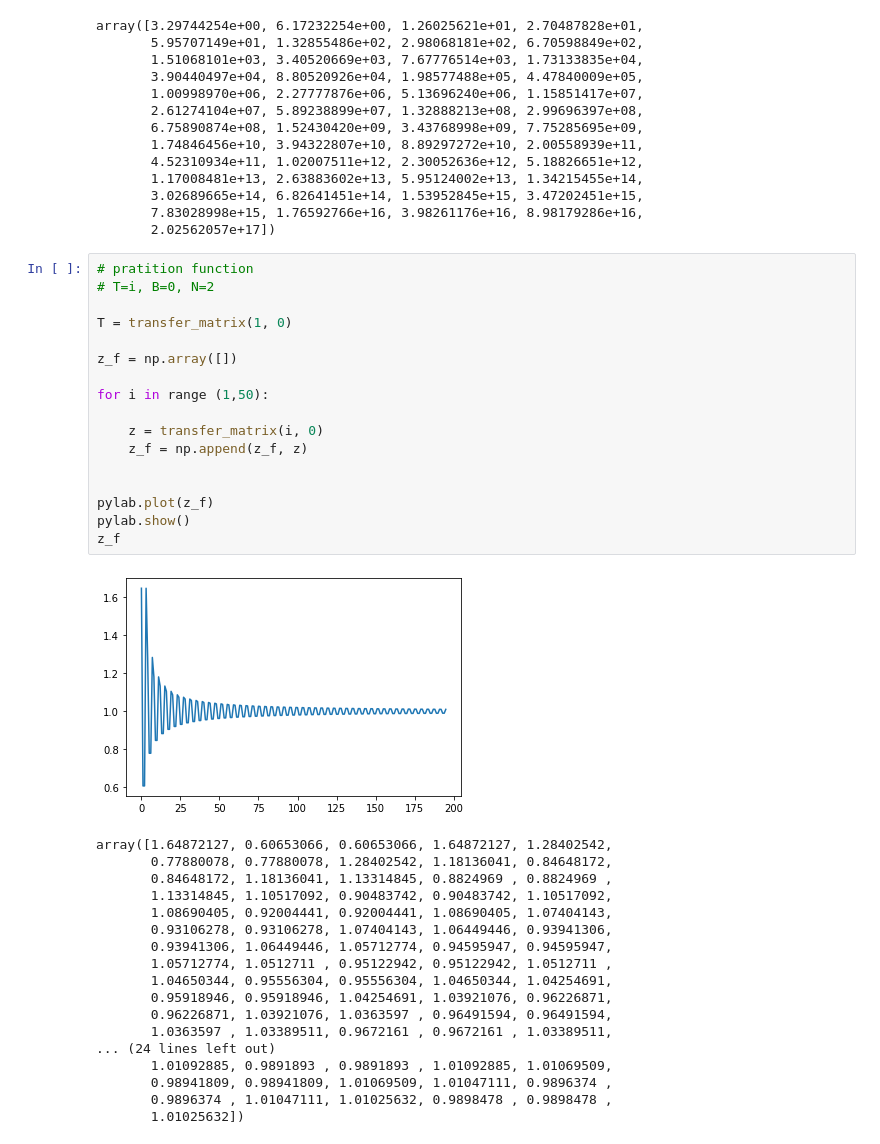
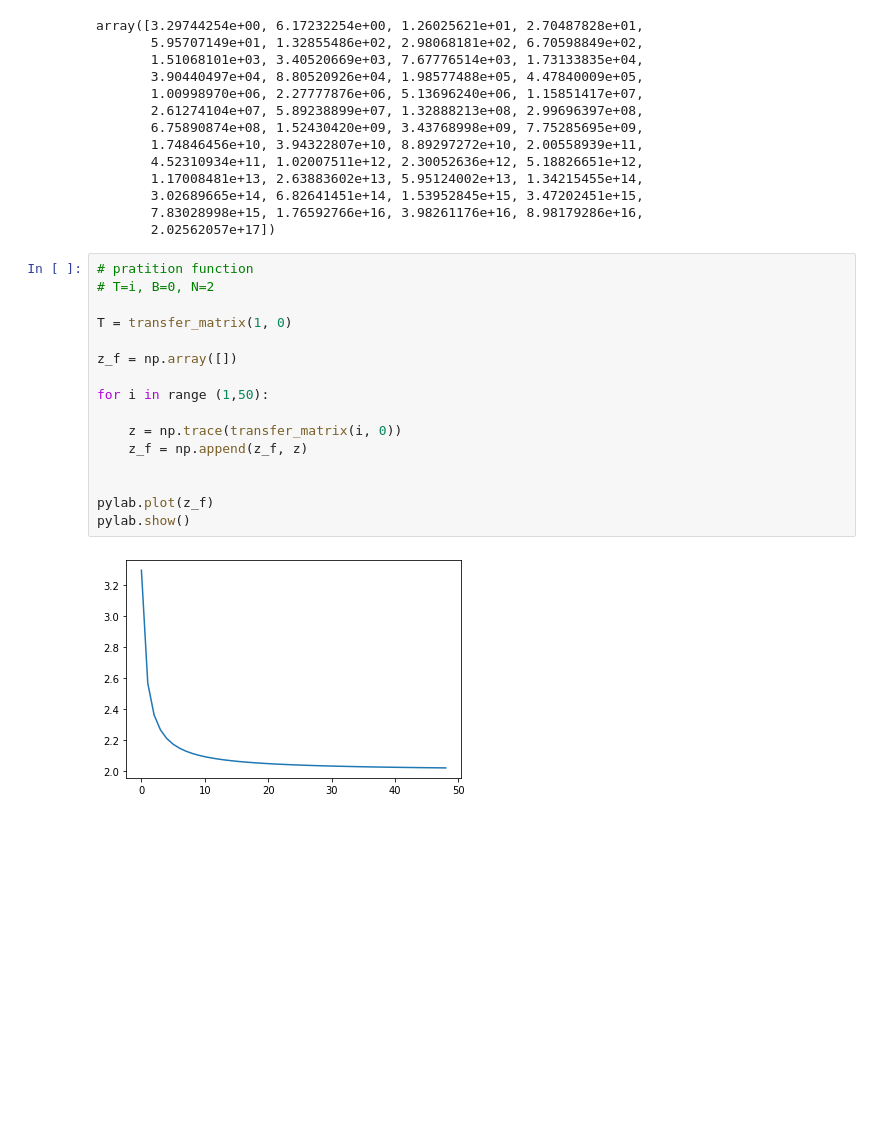
Before and after one commit to NTHU-Phys-Qubit/hw2-cyy7230, a Jupyter notebook: Problem-1.ipynb, the cells around one changed output. Saved outputs shown, nothing was run; the diff lists cells and outputs as text; blank space fills up the shorter version.

```diff
--- a/Problem-1.ipynb
+++ b/Problem-1.ipynb
@@ -91,39 +90,21 @@ array([3.29744254e+00, 6.17232254e+00, 1.26025621e+01, 2.70487828e+01,
 # %%
 # pratition function
 # T=i, B=0, N=2
 
 T = transfer_matrix(1, 0)
 
 z_f = np.array([])
 
 for i in range (1,50):
 
-    z = transfer_matrix(i, 0)
+    z = np.trace(transfer_matrix(i, 0))
     z_f = np.append(z_f, z)
 
 
 pylab.plot(z_f)
 pylab.show()
-z_f
 # %% [output]
-[figure, old version]
+[figure, new version]
-array([1.64872127, 0.60653066, 0.60653066, 1.64872127, 1.28402542,
-       0.77880078, 0.77880078, 1.28402542, 1.18136041, 0.84648172,
-       0.84648172, 1.18136041, 1.13314845, 0.8824969 , 0.8824969 ,
-       1.13314845, 1.10517092, 0.90483742, 0.90483742, 1.10517092,
-       1.08690405, 0.92004441, 0.92004441, 1.08690405, 1.07404143,
-       0.93106278, 0.93106278, 1.07404143, 1.06449446, 0.93941306,
-       0.93941306, 1.06449446, 1.05712774, 0.94595947, 0.94595947,
-       1.05712774, 1.0512711 , 0.95122942, 0.95122942, 1.0512711 ,
-       1.04650344, 0.95556304, 0.95556304, 1.04650344, 1.04254691,
-       0.95918946, 0.95918946, 1.04254691, 1.03921076, 0.96226871,
-       0.96226871, 1.03921076, 1.0363597 , 0.96491594, 0.96491594,
-       1.0363597 , 1.03389511, 0.9672161 , 0.9672161 , 1.03389511,
-... (24 lines left out)
-       1.01092885, 0.9891893 , 0.9891893 , 1.01092885, 1.01069509,
-       0.98941809, 0.98941809, 1.01069509, 1.01047111, 0.9896374 ,
-       0.9896374 , 1.01047111, 1.01025632, 0.9898478 , 0.9898478 ,
-       1.01025632])
 # %%
 # pratition function
 # T=1, B=i, N=2
```
Also changed, not shown: parts of 7 cells of this notebook.
